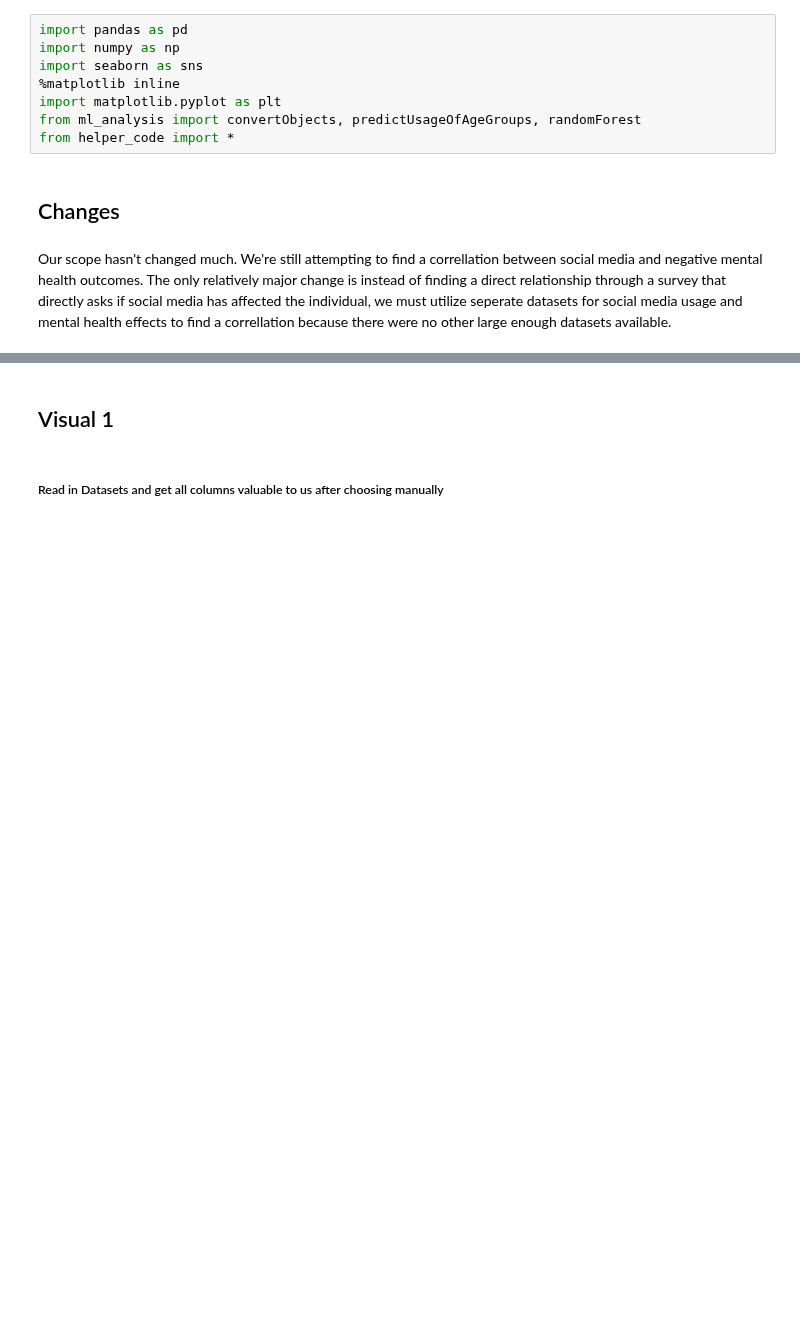
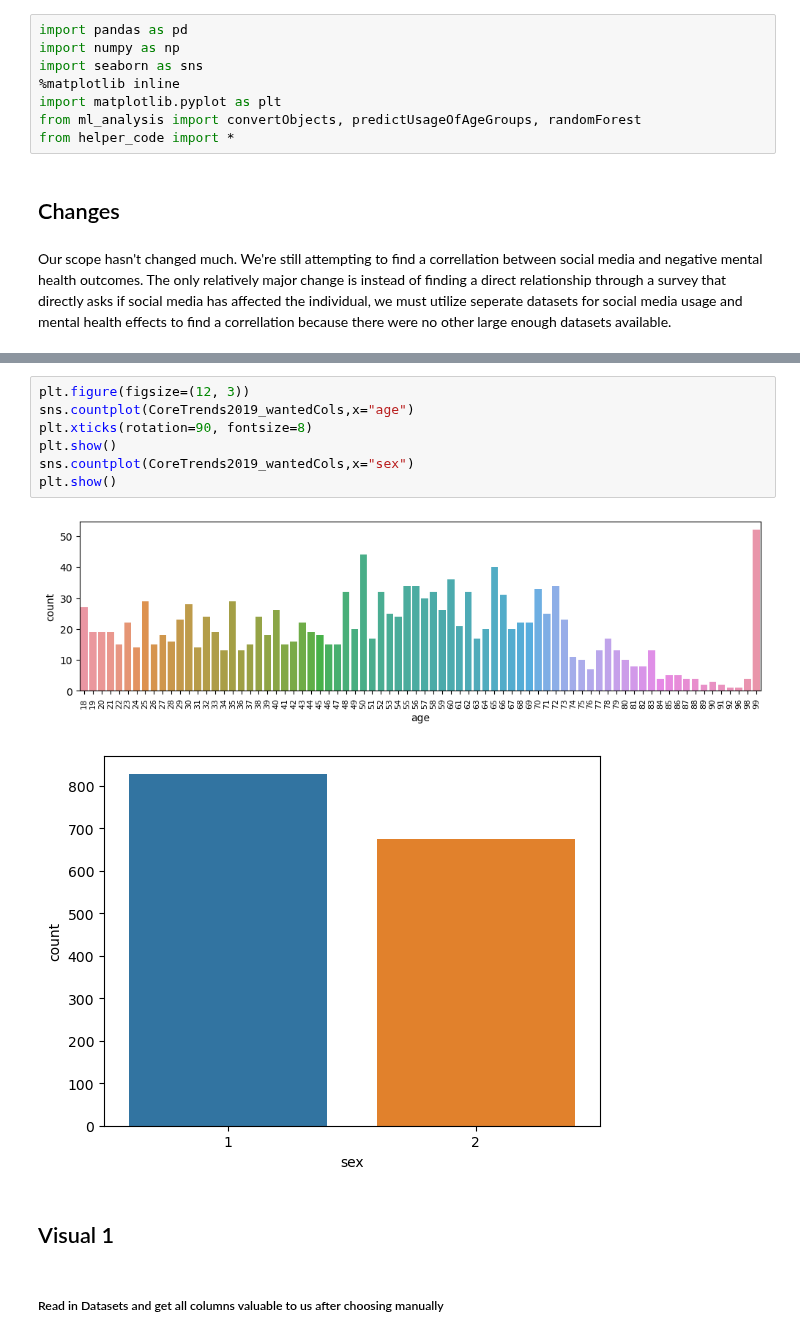
Before and after one commit to uic-cs418/group-project-gamon, a Jupyter notebook: main.ipynb, the cells around one changed output, grey strips where cells are left out. Drawn from its saved outputs; the diff is of its cells as text; blank space fills up the shorter version.

```diff
--- a/main.ipynb
+++ b/main.ipynb
@@ -25,3 +69,13 @@ Our scope hasn't changed much. We're still attempting to find a correllation bet
+# %%
+plt.figure(figsize=(12, 3))
+sns.countplot(CoreTrends2019_wantedCols,x="age")
+plt.xticks(rotation=90, fontsize=8)
+plt.show()
+sns.countplot(CoreTrends2019_wantedCols,x="sex")
+plt.show()
+# %% [output]
+[figure, added]
+[figure, added]
 # %% [markdown]
 ## Visual 1
 # %% [markdown]
```
Also changed, not shown: parts of 7 cells of this notebook.
